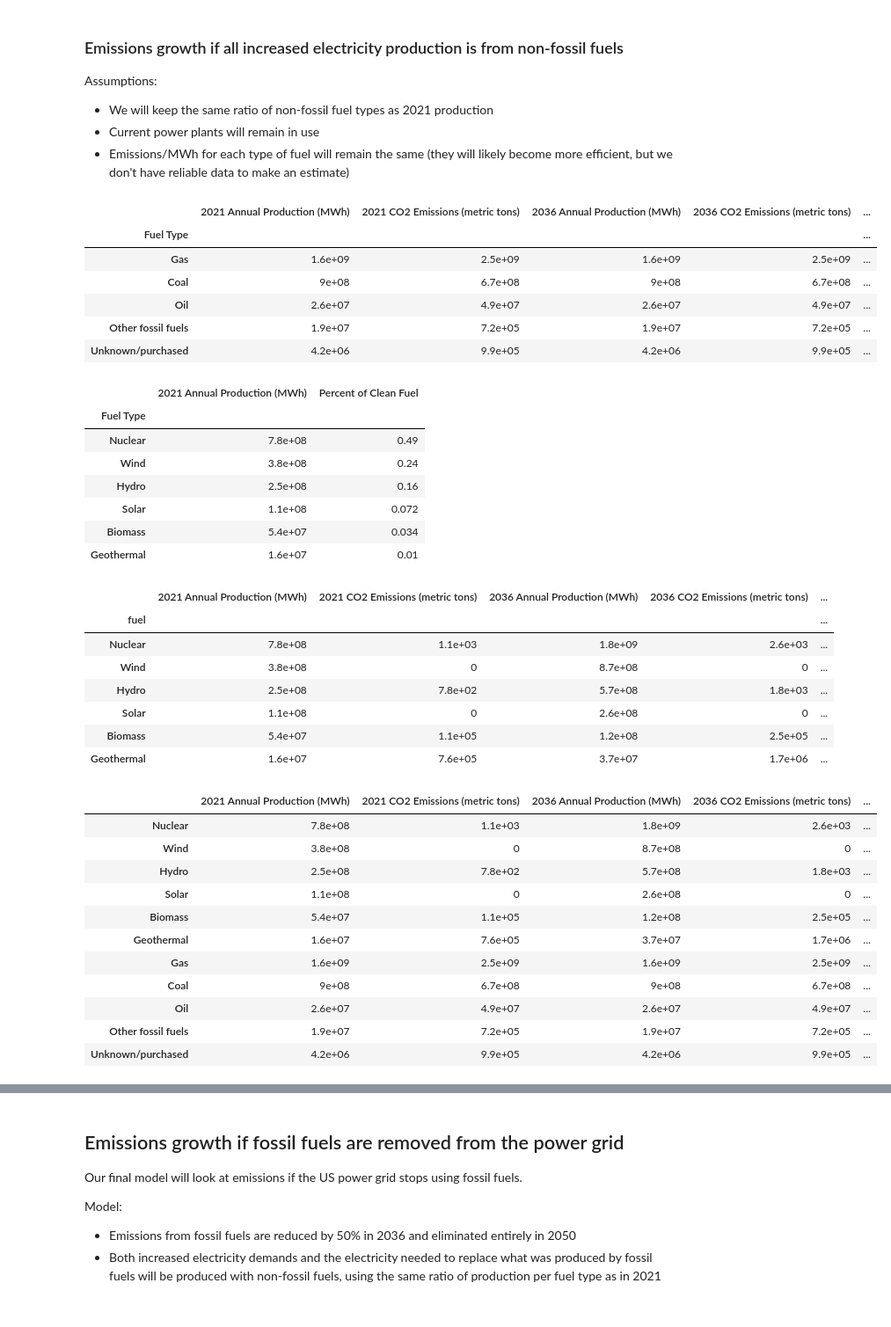
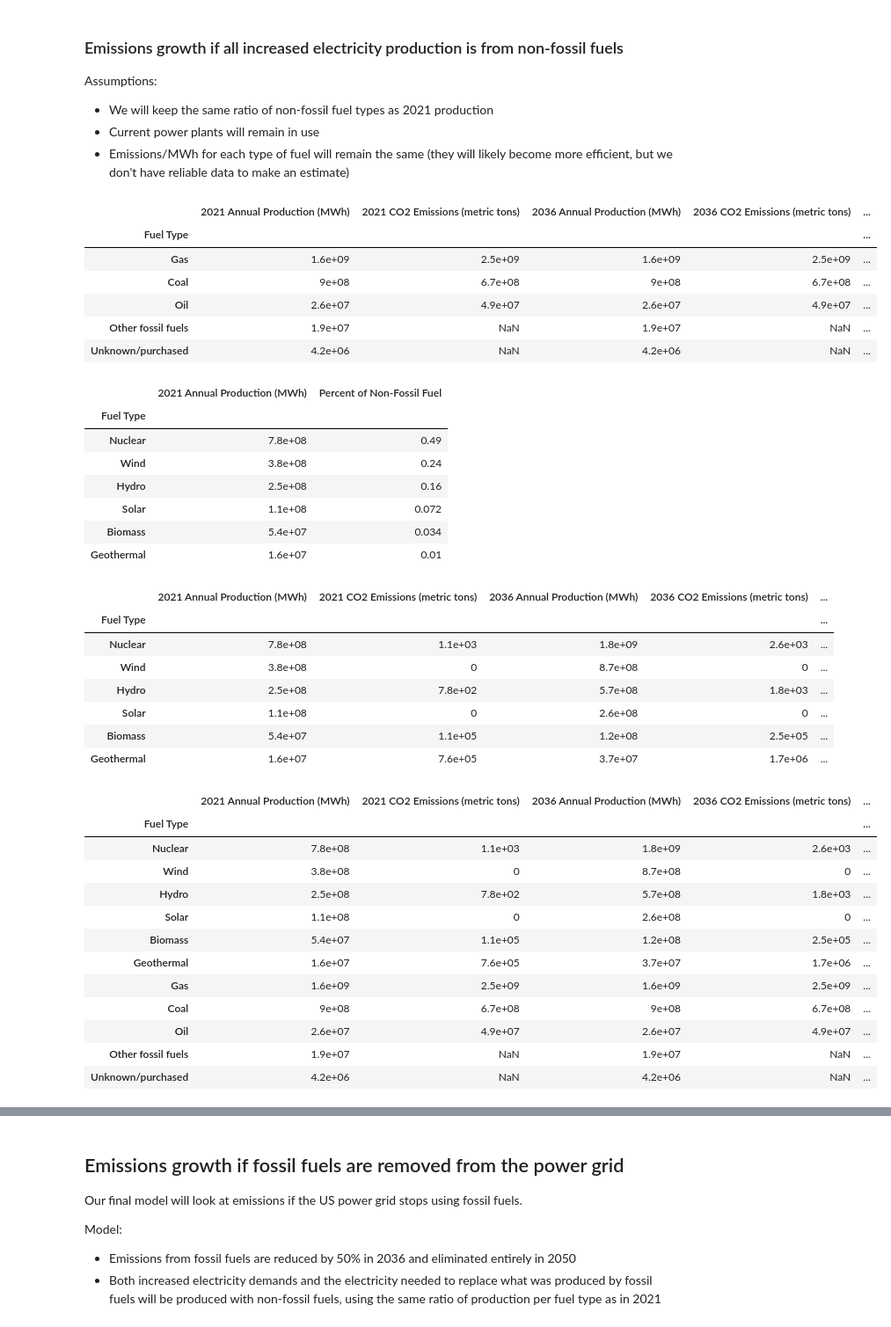
Before and after one commit to BenBagBag/egrid, a Jupyter notebook: How Green Is My Grid?.ipynb, the cells around one changed output, grey strips where cells are left out. Shown: that part at 88% size. Drawn from its saved outputs; the diff is of its cells as text; code cells hidden in the pictures.

```diff
--- a/How Green Is My Grid?.ipynb
+++ b/How Green Is My Grid?.ipynb
@@ -569,29 +562,29 @@ Assumptions:
 # %%
 # power and emissions from non-fossil fuels will be the same 2021-2050
 
-dirty_fuels_no_growth_df = grid_growth_df_no_greening.loc[['Gas', 'Coal', 'Oil', 'Other fossil fuels', 'Unknown/purchased']][['2021 Annual Production (MWh)', '2021 CO2 Emissions (metric tons)']]
+fossil_fuels_no_growth_df = grid_growth_df_no_greening.loc[['Gas', 'Coal', 'Oil', 'Other fossil fuels', 'Unknown/purchased']][['2021 Annual Production (MWh)', '2021 CO2 Emissions (metric tons)']]
 
-dirty_fuels_no_growth_df[['2036 Annual Production (MWh)', '2036 CO2 Emissions (metric tons)']] = dirty_fuels_no_growth_df[['2021 Annual Production (MWh)', '2021 CO2 Emissions (metric tons)']]
-dirty_fuels_no_growth_df[['2050 Annual Production (MWh)', '2050 CO2 Emissions (metric tons)']] = dirty_fuels_no_growth_df[['2021 Annual Production (MWh)', '2021 CO2 Emissions (metric tons)']]
+fossil_fuels_no_growth_df[['2036 Annual Production (MWh)', '2036 CO2 Emissions (metric tons)']] = fossil_fuels_no_growth_df[['2021 Annual Production (MWh)', '2021 CO2 Emissions (metric tons)']]
+fossil_fuels_no_growth_df[['2050 Annual Production (MWh)', '2050 CO2 Emissions (metric tons)']] = fossil_fuels_no_growth_df[['2021 Annual Production (MWh)', '2021 CO2 Emissions (metric tons)']]
 
-dirty_fuels_no_growth_df
+fossil_fuels_no_growth_df
 # %% [output]
 |  | 2021 Annual Production (MWh) | 2021 CO2 Emissions (metric tons) | 2036 Annual Production (MWh) | 2036 CO2 Emissions (metric tons) | ... |
 | Fuel Type |  |  |  |  | ... |
 | Gas | 1.6e+09 | 2.5e+09 | 1.6e+09 | 2.5e+09 | ... |
 | Coal | 9e+08 | 6.7e+08 | 9e+08 | 6.7e+08 | ... |
 | Oil | 2.6e+07 | 4.9e+07 | 2.6e+07 | 4.9e+07 | ... |
-| Other fossil fuels | 1.9e+07 | 7.2e+05 | 1.9e+07 | 7.2e+05 | ... |
-| Unknown/purchased | 4.2e+06 | 9.9e+05 | 4.2e+06 | 9.9e+05 | ... |
+| Other fossil fuels | 1.9e+07 | NaN | 1.9e+07 | NaN | ... |
+| Unknown/purchased | 4.2e+06 | NaN | 4.2e+06 | NaN | ... |
 # %%
 # calculate what percent of non-fossil fuel electricity is produced by each fuel type
 
-percent_of_clean_fuel_df = grid_growth_df_no_greening.loc[['Nuclear', 'Wind', 'Hydro', 'Solar', 'Biomass', 'Geothermal']][['2021 Annual Production (MWh)']]
-percent_of_clean_fuel_df['Percent of Clean Fuel'] = percent_of_clean_fuel_df['2021 Annual Production (MWh)'] / percent_of_clean_fuel_df['2021 Annual Production (MWh)'].sum()
+percent_of_non_fossil_fuel_df = grid_growth_df_no_greening.loc[['Nuclear', 'Wind', 'Hydro', 'Solar', 'Biomass', 'Geothermal']][['2021 Annual Production (MWh)']]
+percent_of_non_fossil_fuel_df['Percent of Non-Fossil Fuel'] = percent_of_non_fossil_fuel_df['2021 Annual Production (MWh)'] / percent_of_non_fossil_fuel_df['2021 Annual Production (MWh)'].sum()
 
-percent_of_clean_fuel_df
+percent_of_non_fossil_fuel_df
 # %% [output]
-|  | 2021 Annual Production (MWh) | Percent of Clean Fuel |
+|  | 2021 Annual Production (MWh) | Percent of Non-Fossil Fuel |
 | Fuel Type |  |  |
 | Nuclear | 7.8e+08 | 0.49 |
 | Wind | 3.8e+08 | 0.24 |
@@ -602,23 +595,23 @@ percent_of_clean_fuel_df
 # %%
 # amount of power from non-fossil fuels in 2036 and 2050
 
-clean_fuels_growth_df = grid_growth_df_no_greening.loc[['Nuclear', 'Wind', 'Hydro', 'Solar', 'Biomass', 'Geothermal']][['2021 Annual Production (MWh)', '2021 CO2 Emissions (metric tons)']]
+non_fossil_fuels_growth_df = grid_growth_df_no_greening.loc[['Nuclear', 'Wind', 'Hydro', 'Solar', 'Biomass', 'Geothermal']][['2021 Annual Production (MWh)', '2021 CO2 Emissions (metric tons)']]
 
-dirty_fuel_production = dirty_fuels_no_growth_df['2021 Annual Production (MWh)'].sum()
+fossil_fuel_production = fossil_fuels_no_growth_df['2021 Annual Production (MWh)'].sum()
 # %%
-clean_fuel_production_2036 = grid_growth_df_no_greening['2036 Annual Production (MWh)'].sum() - dirty_fuel_production
-clean_fuel_production_2050 = grid_growth_df_no_greening['2050 Annual Production (MWh)'].sum() - dirty_fuel_production
+non_fossil_fuel_production_2036 = grid_growth_df_no_greening['2036 Annual Production (MWh)'].sum() - fossil_fuel_production
+non_fossil_fuel_production_2050 = grid_growth_df_no_greening['2050 Annual Production (MWh)'].sum() - fossil_fuel_production
 # %%
-clean_fuels_growth_df['2036 Annual Production (MWh)'] = percent_of_clean_fuel_df['Percent of Clean Fuel'] * clean_fuel_production_2036
-clean_fuels_growth_df['2036 CO2 Emissions (metric tons)'] = clean_fuels_growth_df['2036 Annual Production (MWh)'] * fuel_type_efficiency['CO2 emissions metric tons/MWh']
+non_fossil_fuels_growth_df['2036 Annual Production (MWh)'] = percent_of_non_fossil_fuel_df['Percent of Non-Fossil Fuel'] * non_fossil_fuel_production_2036
+non_fossil_fuels_growth_df['2036 CO2 Emissions (metric tons)'] = non_fossil_fuels_growth_df['2036 Annual Production (MWh)'] * fuel_type_efficiency['CO2 emissions metric tons/MWh']
 
-clean_fuels_growth_df['2050 Annual Production (MWh)'] = percent_of_clean_fuel_df['Percent of Clean Fuel'] * clean_fuel_production_2050
-clean_fuels_growth_df['2050 CO2 Emissions (metric tons)'] = clean_fuels_growth_df['2050 Annual Production (MWh)'] * fuel_type_efficiency['CO2 emissions metric tons/MWh']
+non_fossil_fuels_growth_df['2050 Annual Production (MWh)'] = percent_of_non_fossil_fuel_df['Percent of Non-Fossil Fuel'] * non_fossil_fuel_production_2050
+non_fossil_fuels_growth_df['2050 CO2 Emissions (metric tons)'] = non_fossil_fuels_growth_df['2050 Annual Production (MWh)'] * fuel_type_efficiency['CO2 emissions metric tons/MWh']
 
-clean_fuels_growth_df
+non_fossil_fuels_growth_df
 # %% [output]
 |  | 2021 Annual Production (MWh) | 2021 CO2 Emissions (metric tons) | 2036 Annual Production (MWh) | 2036 CO2 Emissions (metric tons) | ... |
-| fuel |  |  |  |  | ... |
+| Fuel Type |  |  |  |  | ... |
 | Nuclear | 7.8e+08 | 1.1e+03 | 1.8e+09 | 2.6e+03 | ... |
 | Wind | 3.8e+08 | 0 | 8.7e+08 | 0 | ... |
 | Hydro | 2.5e+08 | 7.8e+02 | 5.7e+08 | 1.8e+03 | ... |
@@ -626,11 +619,12 @@ clean_fuels_growth_df
 | Biomass | 5.4e+07 | 1.1e+05 | 1.2e+08 | 2.5e+05 | ... |
 | Geothermal | 1.6e+07 | 7.6e+05 | 3.7e+07 | 1.7e+06 | ... |
 # %%
-grid_growth_df_with_greening = pd.concat([clean_fuels_growth_df, dirty_fuels_no_growth_df])
+grid_growth_df_with_greening = pd.concat([non_fossil_fuels_growth_df, fossil_fuels_no_growth_df])
 
 grid_growth_df_with_greening
 # %% [output]
 |  | 2021 Annual Production (MWh) | 2021 CO2 Emissions (metric tons) | 2036 Annual Production (MWh) | 2036 CO2 Emissions (metric tons) | ... |
+| Fuel Type |  |  |  |  | ... |
 | Nuclear | 7.8e+08 | 1.1e+03 | 1.8e+09 | 2.6e+03 | ... |
 | Wind | 3.8e+08 | 0 | 8.7e+08 | 0 | ... |
 | Hydro | 2.5e+08 | 7.8e+02 | 5.7e+08 | 1.8e+03 | ... |
@@ -640,6 +634,6 @@ grid_growth_df_with_greening
 | Gas | 1.6e+09 | 2.5e+09 | 1.6e+09 | 2.5e+09 | ... |
 | Coal | 9e+08 | 6.7e+08 | 9e+08 | 6.7e+08 | ... |
 | Oil | 2.6e+07 | 4.9e+07 | 2.6e+07 | 4.9e+07 | ... |
-| Other fossil fuels | 1.9e+07 | 7.2e+05 | 1.9e+07 | 7.2e+05 | ... |
-| Unknown/purchased | 4.2e+06 | 9.9e+05 | 4.2e+06 | 9.9e+05 | ... |
+| Other fossil fuels | 1.9e+07 | NaN | 1.9e+07 | NaN | ... |
+| Unknown/purchased | 4.2e+06 | NaN | 4.2e+06 | NaN | ... |
 # %%
```
Also changed, not shown: parts of 19 cells of this notebook, 4 other files.
